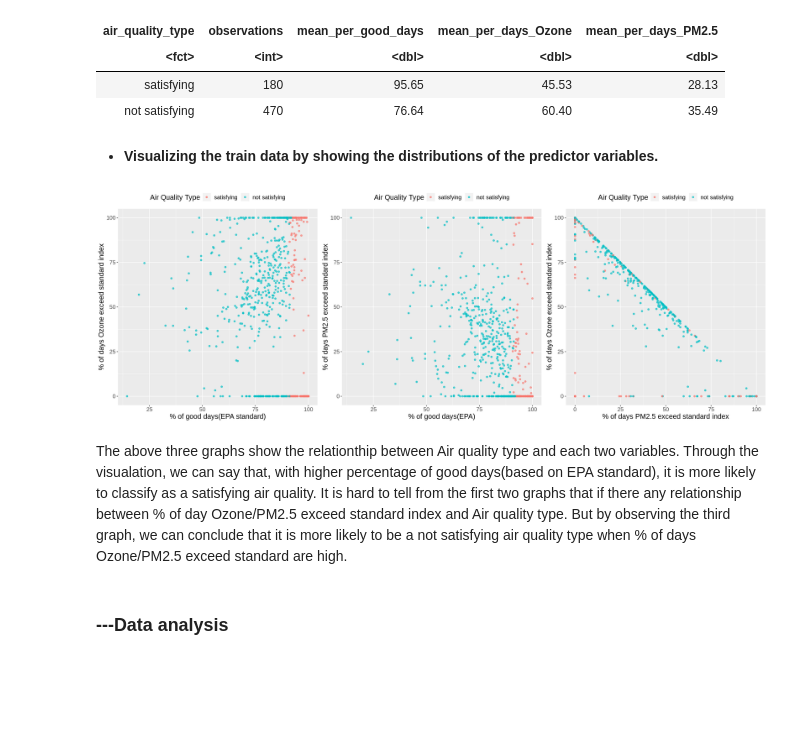
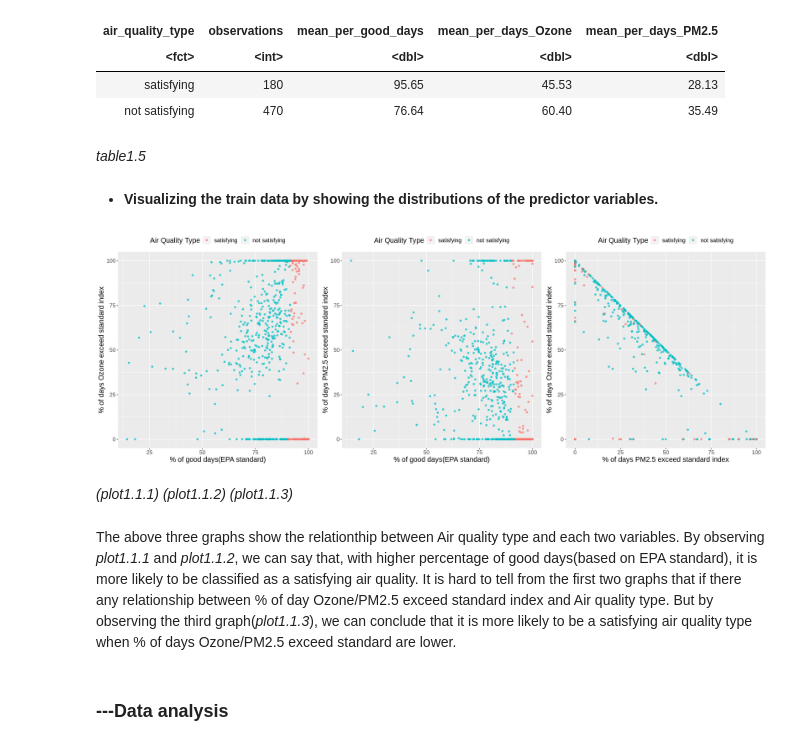
Before and after one commit to Hansen0014/Air-quality-data, a Jupyter notebook: air_quality_report.ipynb, the cells around one changed output. Drawn from its saved outputs; the diff is of its cells as text; code cells hidden in the pictures; blank space fills up the shorter version.

```diff
--- a/air_quality_report.ipynb
+++ b/air_quality_report.ipynb
@@ -165,39 +185,43 @@ A tibble: 2 × 5
 | <fct> | <int> | <dbl> | <dbl> | <dbl> |
 | satisfying | 180 | 95.65 | 45.53 | 28.13 |
 | not satisfying | 470 | 76.64 | 60.40 | 35.49 |
+# %% [markdown]
+*table1.5*
 # %% [markdown]
 * **Visualizing the train data by showing the distributions of the predictor variables.**
 # %%
 options(repr.plot.width = 20, repr.plot.height = 7)
 train_plot1 <- ggplot(data = Air_quality_train,aes(x = per_good_days, y = per_days_Ozone)) +
     geom_point(aes(colour = air_quality_type), alpha = 0.7) +
     labs(colour = "Air Quality Type") +
     xlab("% of good days(EPA standard)") +
     ylab("% of days Ozone exceed standard index") +
     theme(text = element_text(size = 15), legend.position="top")
 
 train_plot2 <- ggplot(data = Air_quality_train,aes(x = per_good_days, y = per_days_PM2.5)) +
     geom_point(aes(colour = air_quality_type), alpha = 0.7) +
     labs(colour = "Air Quality Type") +
-    xlab("% of good days(EPA)") +
+    xlab("% of good days(EPA standard)") +
     ylab("% of days PM2.5 exceed standard index") +
     theme(text = element_text(size = 15), legend.position="top")
 
 train_plot3 <- ggplot(data = Air_quality_train,aes(x = per_days_PM2.5, y = per_days_Ozone)) +
     geom_point(aes(colour = air_quality_type), alpha = 0.7) +
     labs(colour = "Air Quality Type") +
     xlab("% of days PM2.5 exceed standard index") +
     ylab("% of days Ozone exceed standard index") +
     theme(text = element_text(size = 15),legend.position = "top")
 
 
 
 
 plot_grid(train_plot1, train_plot2, train_plot3, ncol = 3)
 # %% [output]
-[figure, old version]
+[figure, new version]
+# %% [markdown]
+*(plot1.1.1)    (plot1.1.2)    (plot1.1.3)*
 # %% [markdown]
-The above three graphs show the relationthip between Air quality type and each two variables. Through the visualation, we can say that, with higher percentage of good days(based on EPA standard), it is more likely to classify as a satisfying air quality. It is hard to tell from the first two graphs that if there any relationship between % of day Ozone/PM2.5 exceed standard index and Air quality type. But by observing the third graph, we can conclude that it is more likely to be a not satisfying air quality type when % of days Ozone/PM2.5 exceed standard are high.
+The above three graphs show the relationthip between Air quality type and each two variables. By observing *plot1.1.1* and *plot1.1.2*, we can say that, with higher percentage of good days(based on EPA standard), it is more likely to be classified as a satisfying air quality. It is hard to tell from the first two graphs that if there any relationship between % of day Ozone/PM2.5 exceed standard index and Air quality type. But by observing the third graph(*plot1.1.3*), we can conclude that it is more likely to be a satisfying air quality type when % of days Ozone/PM2.5 exceed standard are lower.
 # %% [markdown]
 ### ---Data analysis
 # %% [markdown]
```
Also changed, not shown: parts of 30 cells of this notebook.
